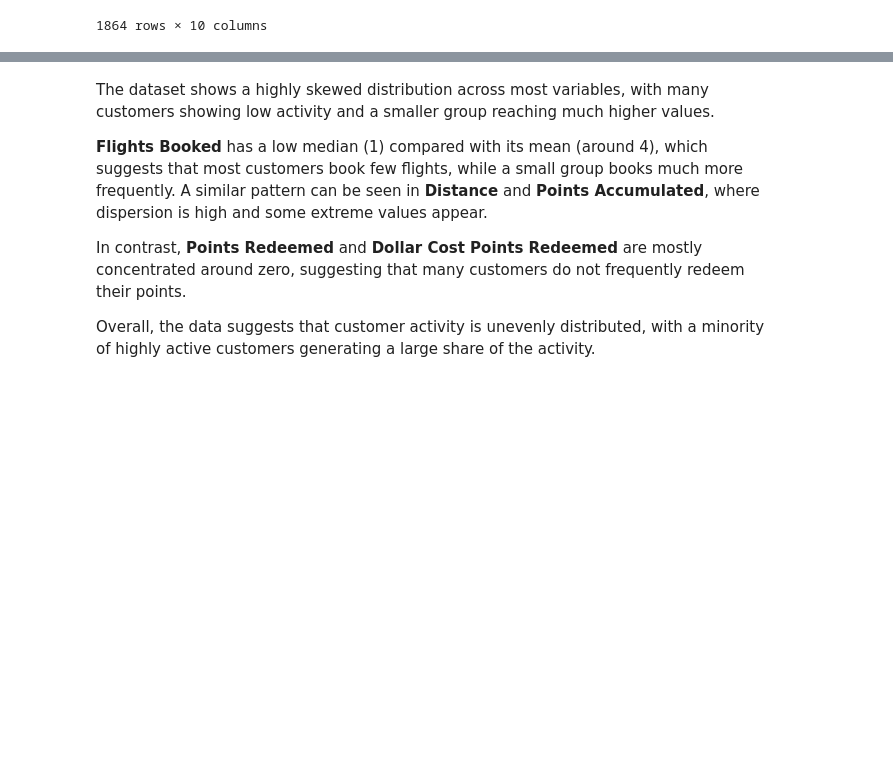
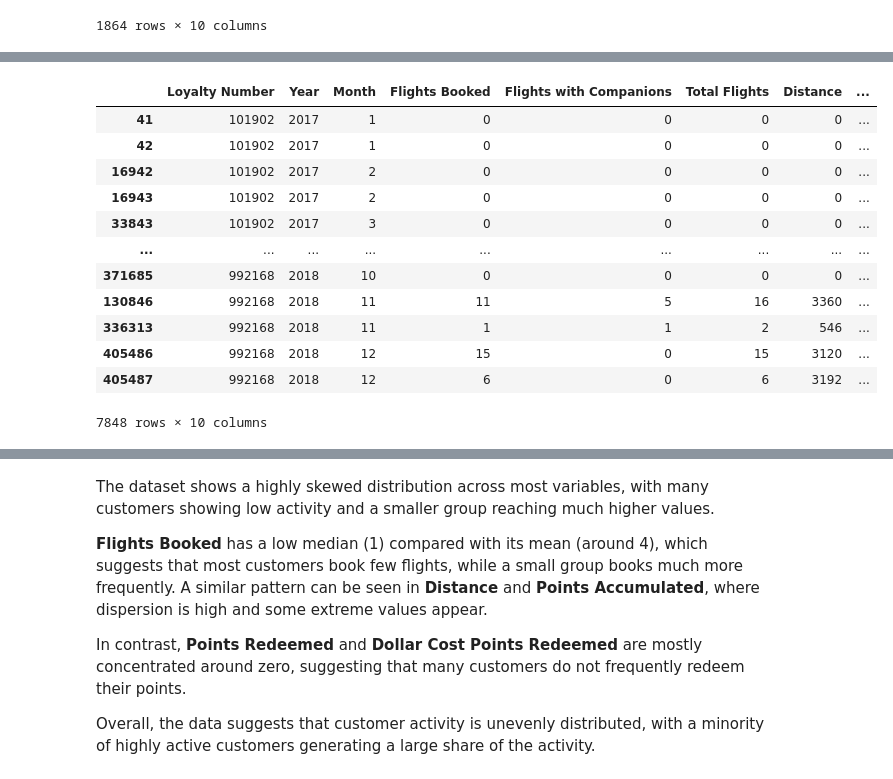
Before and after one commit to Adalab/bda-modulo-3-evaluacion-final-iramana8, a Jupyter notebook: notebooks/01_eda_and_transformation.ipynb, the cells around one changed output, grey strips where cells are left out. Saved outputs shown, nothing was run; the diff lists cells and outputs as text; code cells hidden in the pictures; blank space fills up the shorter version.

```diff
--- a/notebooks/01_eda_and_transformation.ipynb
+++ b/notebooks/01_eda_and_transformation.ipynb
@@ -117,0 +134,18 @@ Customer Flight Activity contains 1864 duplicated entries.
+# %%
+duplicates_period = df1[df1.duplicated(subset=["Loyalty Number", "Year", "Month"], keep=False)].sort_values(["Loyalty Number", "Year", "Month"])
+
+duplicates_period
+# %% [output]
+|  | Loyalty Number | Year | Month | Flights Booked | Flights with Companions | Total Flights | Distance | ... |
+| 41 | 101902 | 2017 | 1 | 0 | 0 | 0 | 0 | ... |
+| 42 | 101902 | 2017 | 1 | 0 | 0 | 0 | 0 | ... |
+| 16942 | 101902 | 2017 | 2 | 0 | 0 | 0 | 0 | ... |
+| 16943 | 101902 | 2017 | 2 | 0 | 0 | 0 | 0 | ... |
+| 33843 | 101902 | 2017 | 3 | 0 | 0 | 0 | 0 | ... |
+| ... | ... | ... | ... | ... | ... | ... | ... | ... |
+| 371685 | 992168 | 2018 | 10 | 0 | 0 | 0 | 0 | ... |
+| 130846 | 992168 | 2018 | 11 | 11 | 5 | 16 | 3360 | ... |
+| 336313 | 992168 | 2018 | 11 | 1 | 1 | 2 | 546 | ... |
+| 405486 | 992168 | 2018 | 12 | 15 | 0 | 15 | 3120 | ... |
+| 405487 | 992168 | 2018 | 12 | 6 | 0 | 6 | 3192 | ... |
+7848 rows × 10 columns
```
Also changed, not shown: parts of 32 cells of this notebook, 2 other files.
